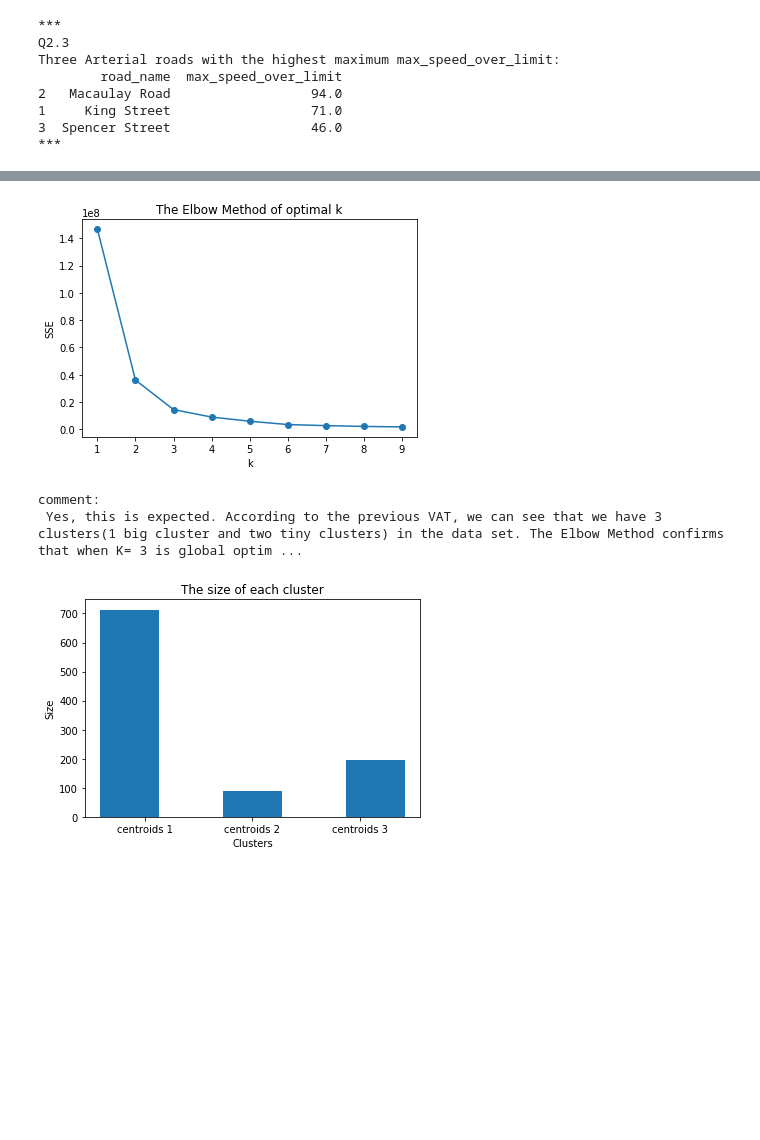
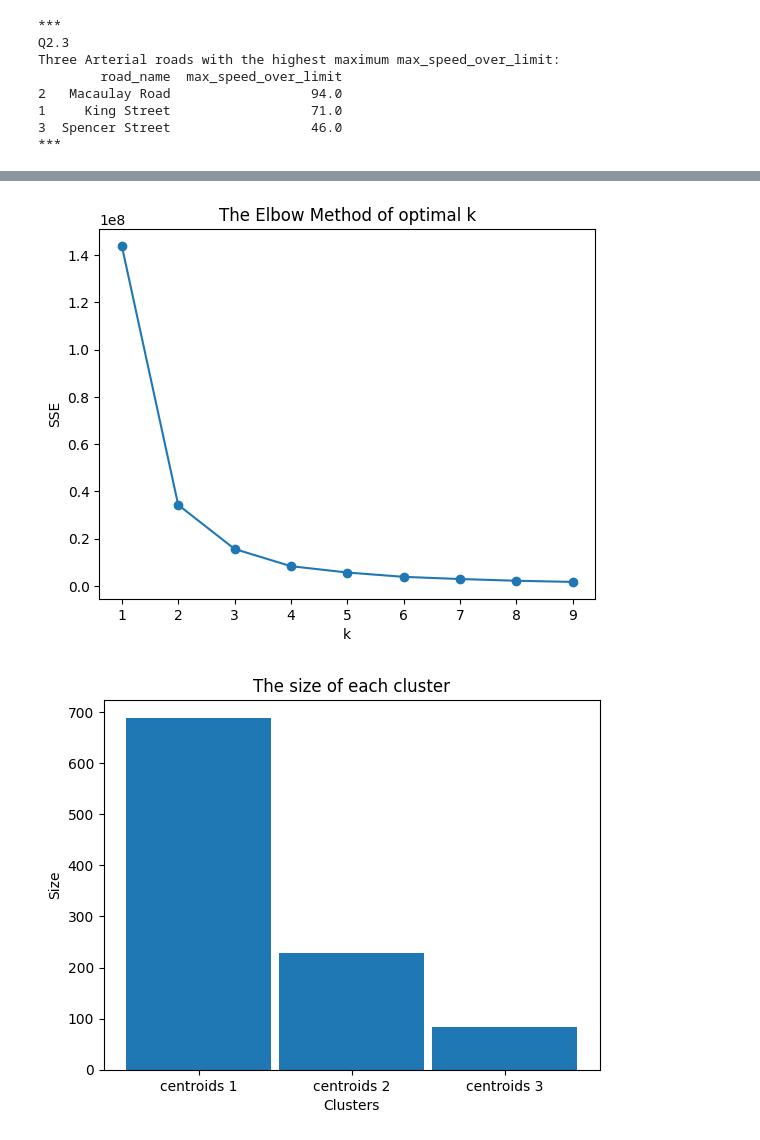
Before and after one commit to chenjiang0819/TrafficAnalyse, a Jupyter notebook: project.ipynb, the cells around one changed output, grey strips where cells are left out. Cells and saved outputs as stored; diff of their text form; code cells hidden in the pictures; blank space fills up the shorter version.

```diff
--- a/project.ipynb
+++ b/project.ipynb
@@ -304,12 +307,13 @@ plt.show()
 #Q3.2 a
 
 special_traffic = pd.read_csv('special_traffic.csv',encoding = 'ISO-8859-1')
-special_traffic = special_traffic.sample(n=1000)
+special_traffic = special_traffic.sample(n=1000, random_state=2026).copy()
 specffic = special_traffic.iloc[:,1:19]
 
 # always wash data first
-specffic= specffic.replace('-', '')
+specffic = specffic.apply(pd.to_numeric, errors='coerce')
 specffic = specffic.dropna()
+special_traffic = special_traffic.loc[specffic.index].copy()
 
 from sklearn.preprocessing import StandardScaler
 from sklearn.decomposition import PCA as sklearnPCA
@@ -373,7 +377,7 @@ Knum = []
 # put the data, which is the sum of squared distances of samples to their closest cluster centre, into the array.
 K = range(1,10)
 for k in K:
-    km = KMeans(n_clusters=k, random_state=1000)
+    km = KMeans(n_clusters=k, random_state=1000, n_init=10)
     km.fit(tra_sklearn)
     Knum.append(km.inertia_)
 
@@ -384,31 +388,29 @@ plt.xlabel('k')
 plt.ylabel('SSE')
 plt.show()
 # %% [output]
-[figure, old version]
+[figure, new version]
-comment:
- Yes, this is expected. According to the previous VAT, we can see that we have 3 clusters(1 big cluster and two tiny clusters) in the data set. The Elbow Method confirms that when K= 3 is global optim ...
 # %%
 #Q3.3 b
 
-kmeans = KMeans(n_clusters=3)
+kmeans = KMeans(n_clusters=3, random_state=2026, n_init=10)
 kmeans.fit(tra_sklearn)
 
 # find out which class each data is in
 label = kmeans.labels_
 
 # I also tested those information
 #centroids = kmeans.cluster_centers_
 #inertia = kmeans.inertia_
 
 #plot bar graph, and the total data amount should be 1000
-plt.xticks(np.arange(0.3,3,0.7),['centroids 1' , 'centroids 2' , 'centroids 3'], rotation=0)
-plt.hist(label,bins =5,rwidth=0.95)
+plt.xticks([0, 1, 2],['centroids 1' , 'centroids 2' , 'centroids 3'], rotation=0)
+plt.hist(label,bins =np.arange(-0.5, 3.5, 1),rwidth=0.95)
 plt.title('The size of each cluster')
 plt.xlabel('Clusters')
 plt.ylabel('Size')
 plt.show()
 # %% [output]
-[figure, old version]
+[figure, new version]
 # %%
 #Q3.3 d  Method1
 
```
Also changed, not shown: parts of 13 cells of this notebook, 4 other files.
